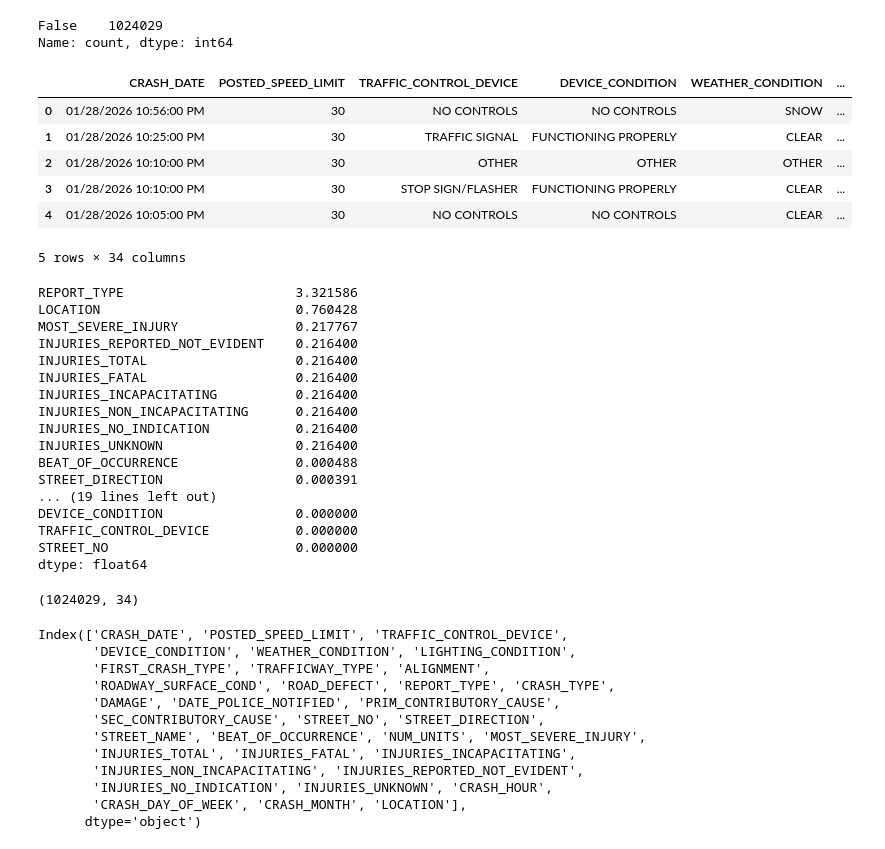
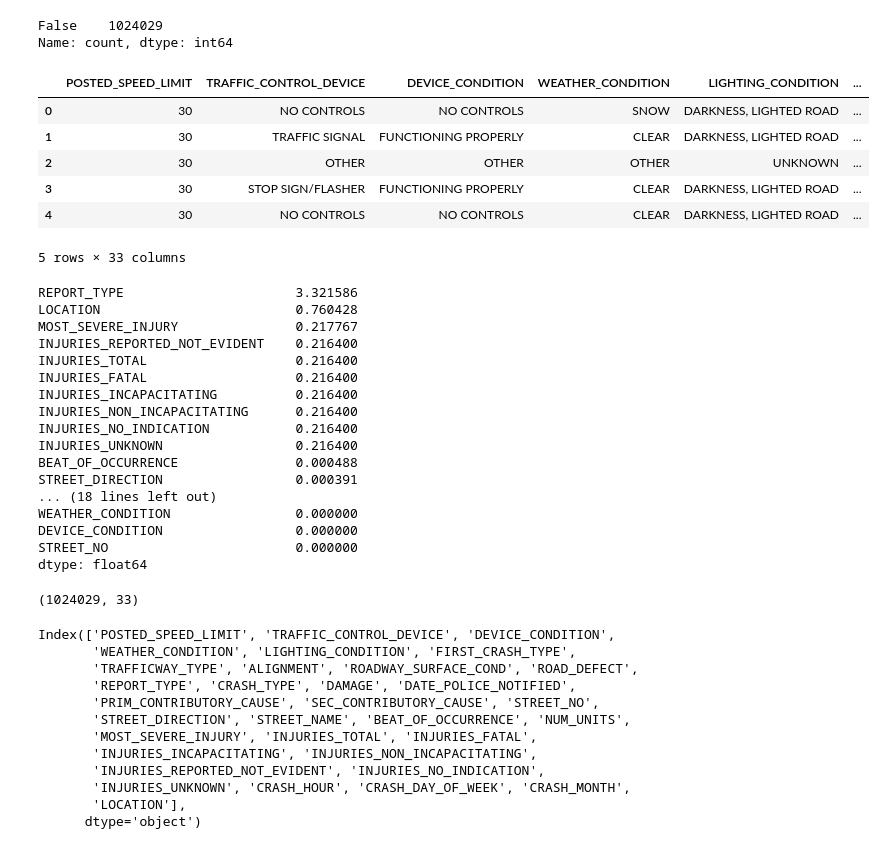
Before and after one commit to hellenmureithi/Phase_4_project, a Jupyter notebook: Notebooks/mike.ipynb, the cells around one changed output. Cells and saved outputs as stored; diff of their text form; code cells hidden in the pictures.

```diff
--- a/Notebooks/mike.ipynb
+++ b/Notebooks/mike.ipynb
@@ -106,31 +106,32 @@ Name: count, dtype: int64
 # %%
 df1 = df.drop(
     columns=[
         'CRASH_RECORD_ID',
         'NOT_RIGHT_OF_WAY_I',
         'LANE_CNT',
         'INTERSECTION_RELATED_I',
         'HIT_AND_RUN_I',
         'CRASH_DATE_EST_I',
         'PHOTOS_TAKEN_I',
         'STATEMENTS_TAKEN_I',
         'DOORING_I',
         'WORK_ZONE_I',
         'WORK_ZONE_TYPE',
         'WORKERS_PRESENT_I',
         'LATITUDE',
-        'LONGITUDE'
+        'LONGITUDE',
+        'CRASH_DATE'
     ]
 )
 df1.head()
 # %% [output]
-|  | CRASH_DATE | POSTED_SPEED_LIMIT | TRAFFIC_CONTROL_DEVICE | DEVICE_CONDITION | WEATHER_CONDITION | ... |
-| 0 | 01/28/2026 10:56:00 PM | 30 | NO CONTROLS | NO CONTROLS | SNOW | ... |
-| 1 | 01/28/2026 10:25:00 PM | 30 | TRAFFIC SIGNAL | FUNCTIONING PROPERLY | CLEAR | ... |
-| 2 | 01/28/2026 10:10:00 PM | 30 | OTHER | OTHER | OTHER | ... |
-| 3 | 01/28/2026 10:10:00 PM | 30 | STOP SIGN/FLASHER | FUNCTIONING PROPERLY | CLEAR | ... |
-| 4 | 01/28/2026 10:05:00 PM | 30 | NO CONTROLS | NO CONTROLS | CLEAR | ... |
+|  | POSTED_SPEED_LIMIT | TRAFFIC_CONTROL_DEVICE | DEVICE_CONDITION | WEATHER_CONDITION | LIGHTING_CONDITION | ... |
+| 0 | 30 | NO CONTROLS | NO CONTROLS | SNOW | DARKNESS, LIGHTED ROAD | ... |
+| 1 | 30 | TRAFFIC SIGNAL | FUNCTIONING PROPERLY | CLEAR | DARKNESS, LIGHTED ROAD | ... |
+| 2 | 30 | OTHER | OTHER | OTHER | UNKNOWN | ... |
+| 3 | 30 | STOP SIGN/FLASHER | FUNCTIONING PROPERLY | CLEAR | DARKNESS, LIGHTED ROAD | ... |
+| 4 | 30 | NO CONTROLS | NO CONTROLS | CLEAR | DARKNESS, LIGHTED ROAD | ... |
-5 rows × 34 columns
+5 rows × 33 columns
 # %%
 # Getting the percentage of missing values in each column after dropping unnecessary columns
 (df1.isnull().mean() * 100).sort_values(ascending=False)
@@ -147,31 +148,31 @@ INJURIES_NO_INDICATION           0.216400
 INJURIES_UNKNOWN                 0.216400
 BEAT_OF_OCCURRENCE               0.000488
 STREET_DIRECTION                 0.000391
-... (19 lines left out)
+... (18 lines left out)
+WEATHER_CONDITION                0.000000
 DEVICE_CONDITION                 0.000000
-TRAFFIC_CONTROL_DEVICE           0.000000
 STREET_NO                        0.000000
 dtype: float64
 # %%
 # Get the Shape
 df1.shape
 # %% [output]
-(1024029, 34)
+(1024029, 33)
 # %%
 # Checking the columns of the new dataframe
 df1.columns
 # %% [output]
-Index(['CRASH_DATE', 'POSTED_SPEED_LIMIT', 'TRAFFIC_CONTROL_DEVICE',
-       'DEVICE_CONDITION', 'WEATHER_CONDITION', 'LIGHTING_CONDITION',
-       'FIRST_CRASH_TYPE', 'TRAFFICWAY_TYPE', 'ALIGNMENT',
-       'ROADWAY_SURFACE_COND', 'ROAD_DEFECT', 'REPORT_TYPE', 'CRASH_TYPE',
-       'DAMAGE', 'DATE_POLICE_NOTIFIED', 'PRIM_CONTRIBUTORY_CAUSE',
-       'SEC_CONTRIBUTORY_CAUSE', 'STREET_NO', 'STREET_DIRECTION',
-       'STREET_NAME', 'BEAT_OF_OCCURRENCE', 'NUM_UNITS', 'MOST_SEVERE_INJURY',
-       'INJURIES_TOTAL', 'INJURIES_FATAL', 'INJURIES_INCAPACITATING',
-       'INJURIES_NON_INCAPACITATING', 'INJURIES_REPORTED_NOT_EVIDENT',
-       'INJURIES_NO_INDICATION', 'INJURIES_UNKNOWN', 'CRASH_HOUR',
-       'CRASH_DAY_OF_WEEK', 'CRASH_MONTH', 'LOCATION'],
+Index(['POSTED_SPEED_LIMIT', 'TRAFFIC_CONTROL_DEVICE', 'DEVICE_CONDITION',
+       'WEATHER_CONDITION', 'LIGHTING_CONDITION', 'FIRST_CRASH_TYPE',
+       'TRAFFICWAY_TYPE', 'ALIGNMENT', 'ROADWAY_SURFACE_COND', 'ROAD_DEFECT',
+       'REPORT_TYPE', 'CRASH_TYPE', 'DAMAGE', 'DATE_POLICE_NOTIFIED',
+       'PRIM_CONTRIBUTORY_CAUSE', 'SEC_CONTRIBUTORY_CAUSE', 'STREET_NO',
+       'STREET_DIRECTION', 'STREET_NAME', 'BEAT_OF_OCCURRENCE', 'NUM_UNITS',
+       'MOST_SEVERE_INJURY', 'INJURIES_TOTAL', 'INJURIES_FATAL',
+       'INJURIES_INCAPACITATING', 'INJURIES_NON_INCAPACITATING',
+       'INJURIES_REPORTED_NOT_EVIDENT', 'INJURIES_NO_INDICATION',
+       'INJURIES_UNKNOWN', 'CRASH_HOUR', 'CRASH_DAY_OF_WEEK', 'CRASH_MONTH',
+       'LOCATION'],
       dtype='object')
 # %%
 # Separate categorical columns
```
Also changed, not shown: parts of 2 cells of this notebook.
